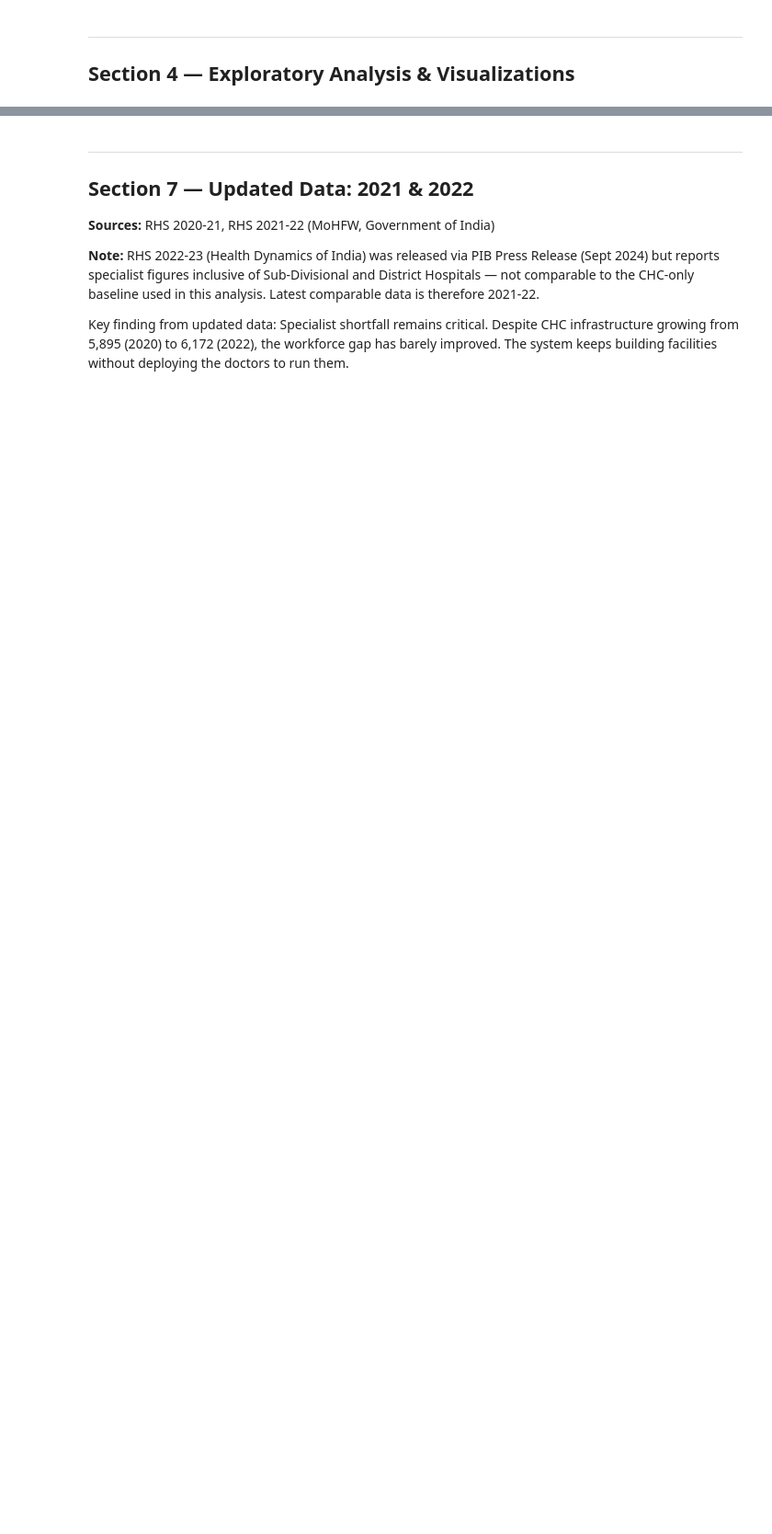
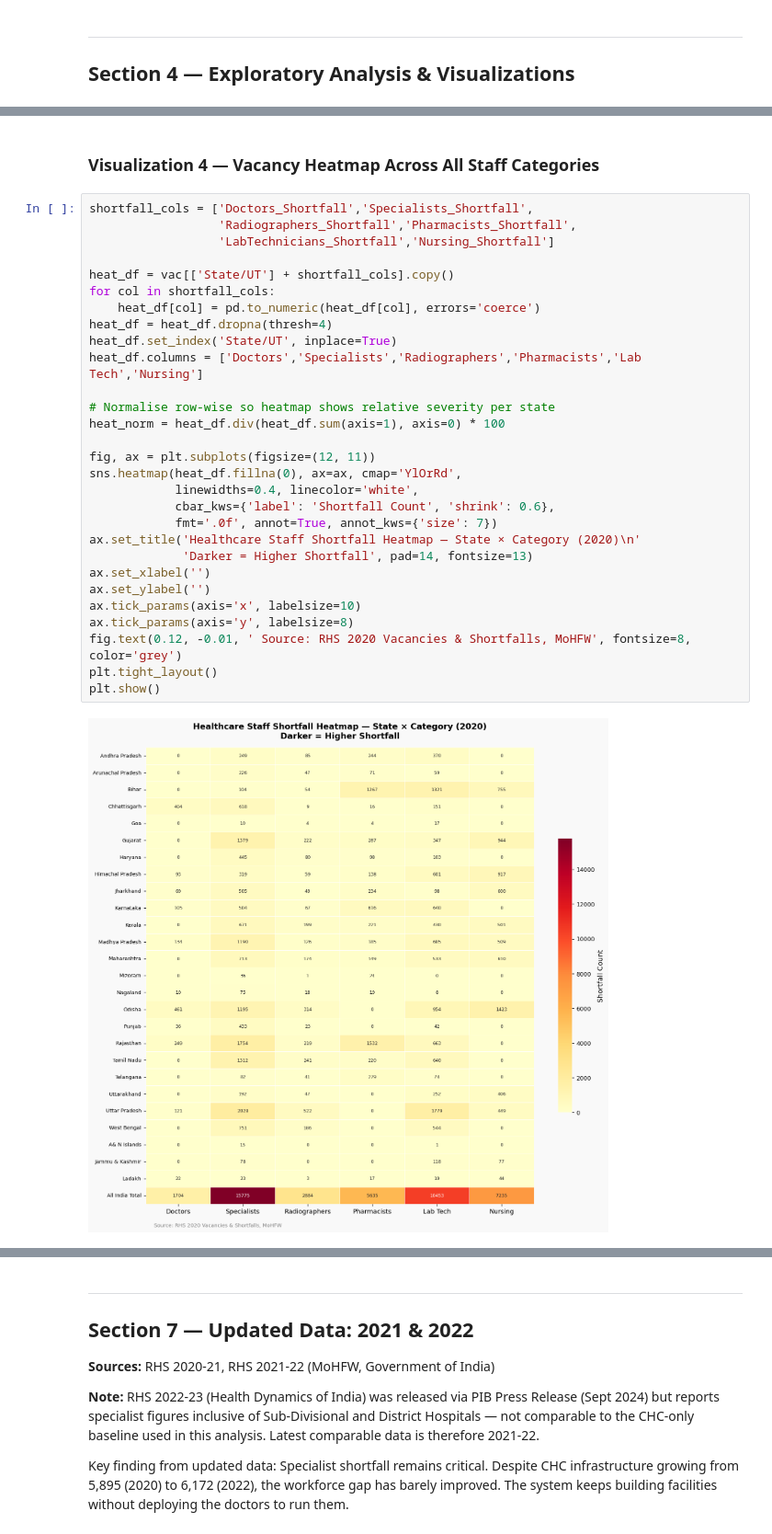
Before and after one commit to rihanpathan-6509/India-healthcare-analysis, a Jupyter notebook: rural_healthcare/rural_healthcare_analysis.ipynb, the cells around one changed output, grey strips where cells are left out. Shown at 92% size. Saved outputs shown, nothing was run; the diff lists cells and outputs as text; blank space fills up the shorter version.

```diff
--- a/rural_healthcare/rural_healthcare_analysis.ipynb
+++ b/rural_healthcare/rural_healthcare_analysis.ipynb
@@ -851,0 +479,33 @@ print(f'📊 National Specialist Gap (vs CHC requirement): {int(total_spec_gap):
+# %% [markdown]
+### Visualization 4 — Vacancy Heatmap Across All Staff Categories
+# %%
+shortfall_cols = ['Doctors_Shortfall','Specialists_Shortfall',
+                  'Radiographers_Shortfall','Pharmacists_Shortfall',
+                  'LabTechnicians_Shortfall','Nursing_Shortfall']
+
+heat_df = vac[['State/UT'] + shortfall_cols].copy()
+for col in shortfall_cols:
+    heat_df[col] = pd.to_numeric(heat_df[col], errors='coerce')
+heat_df = heat_df.dropna(thresh=4)
+heat_df.set_index('State/UT', inplace=True)
+heat_df.columns = ['Doctors','Specialists','Radiographers','Pharmacists','Lab Tech','Nursing']
+
+# Normalise row-wise so heatmap shows relative severity per state
+heat_norm = heat_df.div(heat_df.sum(axis=1), axis=0) * 100
+
+fig, ax = plt.subplots(figsize=(12, 11))
+sns.heatmap(heat_df.fillna(0), ax=ax, cmap='YlOrRd',
+            linewidths=0.4, linecolor='white',
+            cbar_kws={'label': 'Shortfall Count', 'shrink': 0.6},
+            fmt='.0f', annot=True, annot_kws={'size': 7})
+ax.set_title('Healthcare Staff Shortfall Heatmap — State × Category (2020)\n'
+             'Darker = Higher Shortfall', pad=14, fontsize=13)
+ax.set_xlabel('')
+ax.set_ylabel('')
+ax.tick_params(axis='x', labelsize=10)
+ax.tick_params(axis='y', labelsize=8)
+fig.text(0.12, -0.01, ' Source: RHS 2020 Vacancies & Shortfalls, MoHFW', fontsize=8, color='grey')
+plt.tight_layout()
+plt.show()
+# %% [output]
+[figure, added]
```
Also changed, not shown: parts of 46 cells of this notebook, 5 other files.
